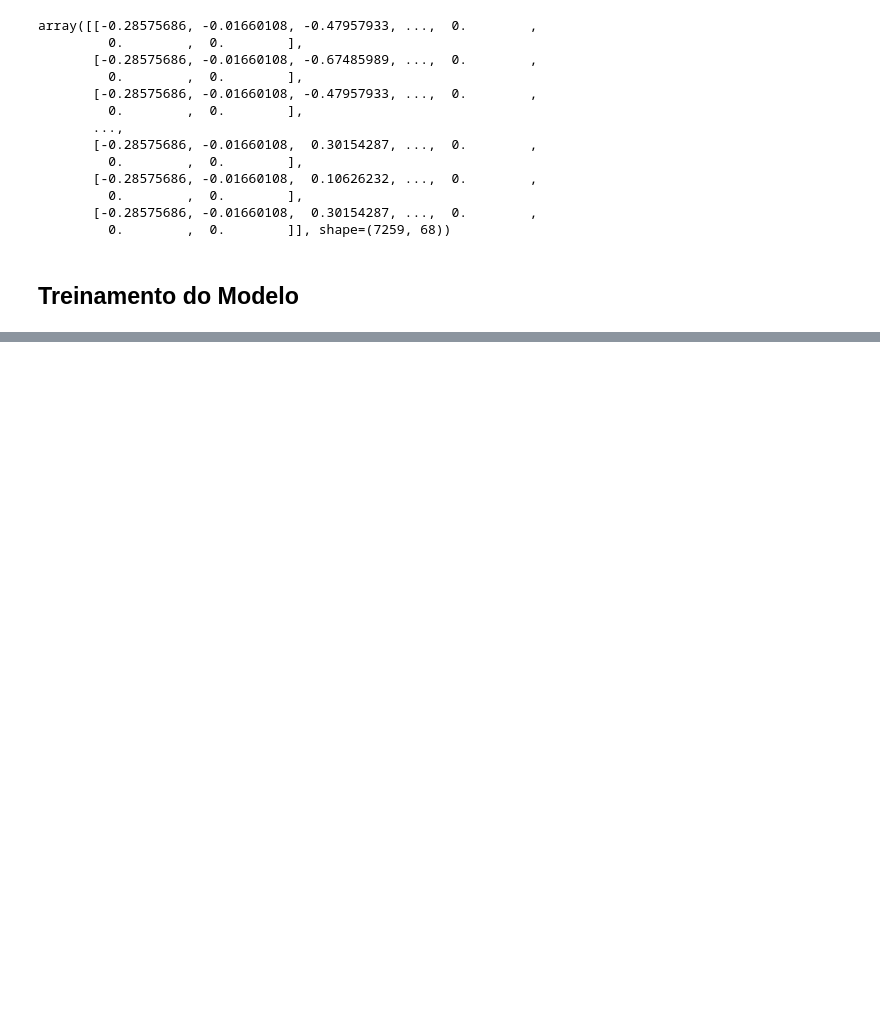
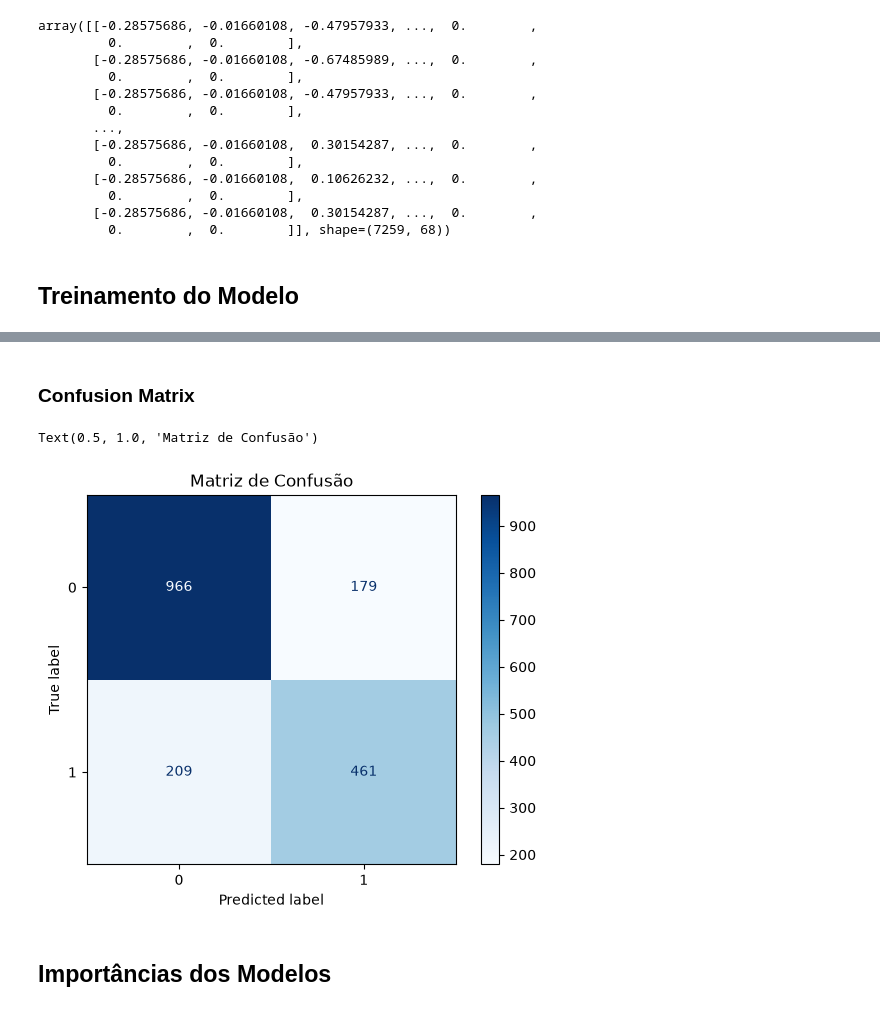
Before and after one commit to PedroSodreMalini/meus-projetos-machine-learning, a Jupyter notebook: 07-ensemble-de-modelos/7-voting-classificacao/soft-voting.ipynb, the cells around one changed output, grey strips where cells are left out. Drawn from its saved outputs; the diff is of its cells as text; code cells hidden in the pictures; blank space fills up the shorter version.

Commit message:
feat: hard voting + soft voting

```diff
--- a/07-ensemble-de-modelos/7-voting-classificacao/voting.ipynb
+++ b/07-ensemble-de-modelos/7-voting-classificacao/soft-voting.ipynb
@@ -99,8 +100,9 @@ array([[-0.28575686, -0.01660108, -0.47957933, ...,  0.        ,
 ## Treinamento do Modelo
 # %%
 # Modelos
+# OBS: SVC precisa do hiperparâmetro probability=True para dar as probabilidades ao fim
 lr_model = LogisticRegression(random_state=51)
-svc_model = SVC(kernel='linear', random_state=51)
+svc_model = SVC(kernel='linear', random_state=51, probability=True)
 tree_model = DecisionTreeClassifier(random_state=51)
 # %%
 voting_model = VotingClassifier(
@@ -112,7 +114,7 @@ voting_model = VotingClassifier(
   # Voting
   # |- Hard = Votação por predição.
   # |- Soft = Votação por probabilidade.
-  voting='hard',
+  voting='soft',
 )
 # %%
 voting_model.fit(X=X_train, y=y_train)
@@ -122,0 +130,2 @@ VotingClassifier(estimators=[('linear', LogisticRegression(random_state=51)),
+# %%
+y_pred = voting_model.predict(X=X_test)
@@ -122,0 +159,15 @@ VotingClassifier(estimators=[('linear', LogisticRegression(random_state=51)),
+# %% [markdown]
+### Confusion Matrix
+# %%
+conf_matrix = confusion_matrix(y_pred=y_pred, y_true=y_test)
+# %%
+cmd = ConfusionMatrixDisplay(conf_matrix)
+cmd.plot(
+  cmap='Blues'
+)
+plt.title("Matriz de Confusão")
+# %% [output]
+Text(0.5, 1.0, 'Matriz de Confusão')
+[figure, added]
+# %% [markdown]
+## Importâncias dos Modelos
```
Also changed, not shown: parts of 17 cells of this notebook, 1 other file.
